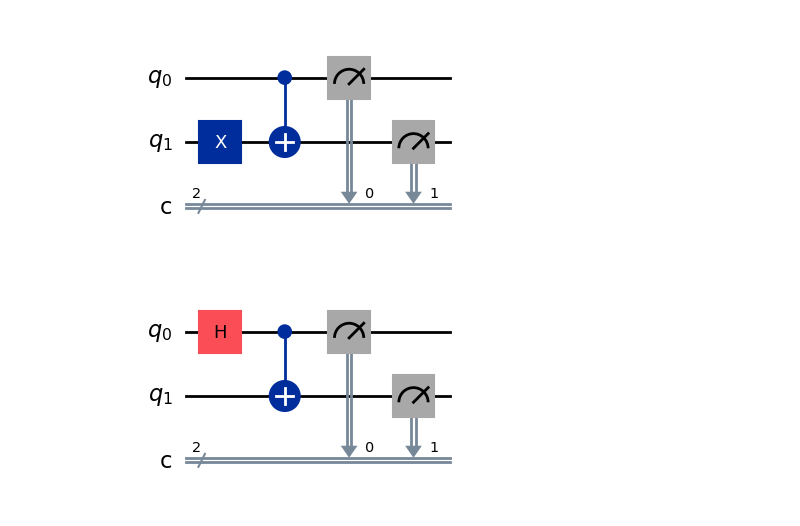
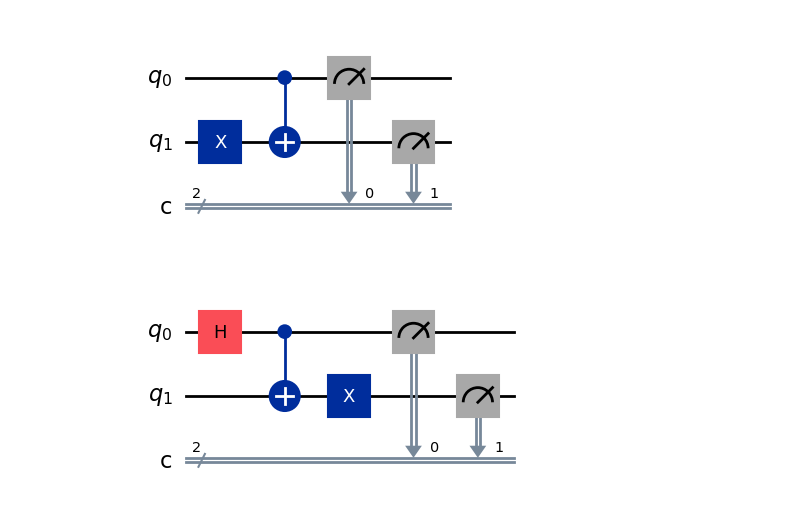
Before and after one commit to LuCiFeR041205/Quantum_Circuits, a Jupyter notebook: q-gates.ipynb, the cells around one changed output. Drawn from its saved outputs; the diff is of its cells as text; code cells hidden in the pictures.

```diff
--- a/q-gates.ipynb
+++ b/q-gates.ipynb
@@ -34,8 +34,9 @@ circuit.measure([0,1] , [0,1])
 # %%
 circuit = QuantumCircuit(2,2)
 circuit.h(0)
 circuit.cx(0,1)
+circuit.x(1)
 circuit.measure([0,1] , [0,1])
 (circuit.draw('mpl'))
 # %% [output]
-[figure, old version]
+[figure, new version]
```
Also changed, not shown: 1 other file.
